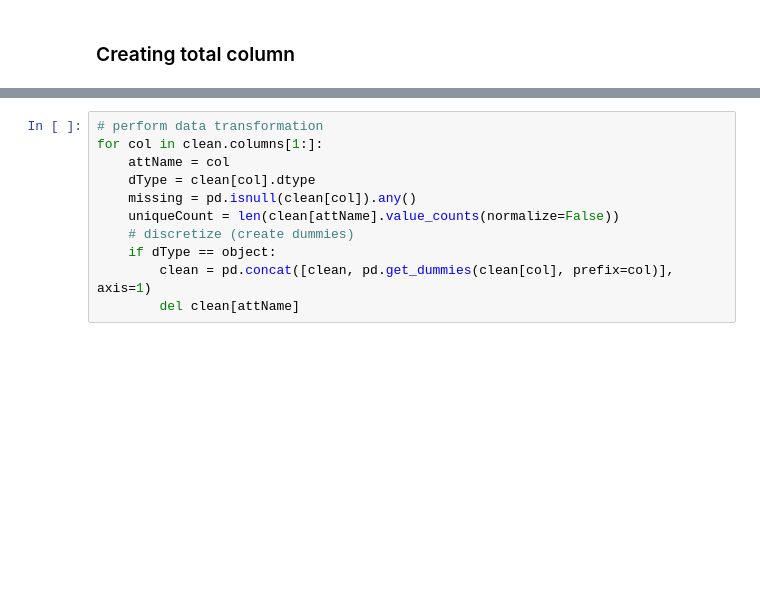
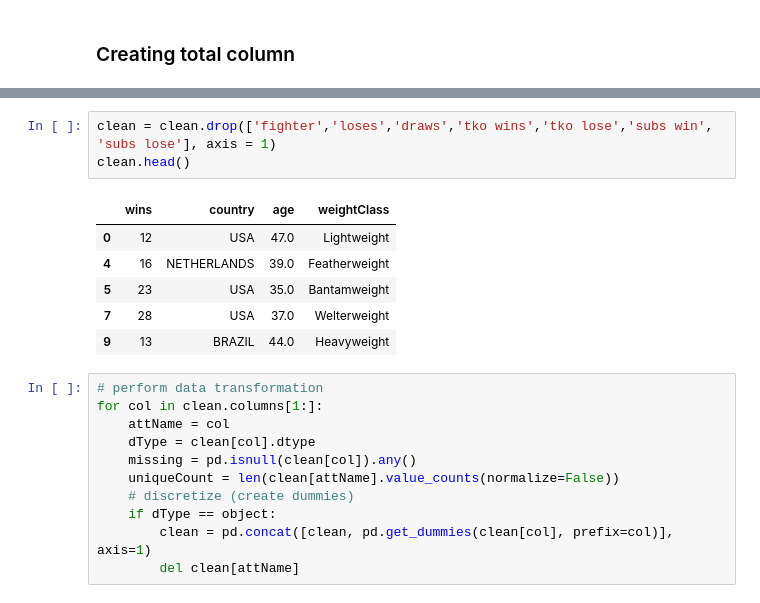
Before and after one commit to merepbj/finalprojectmj, a Jupyter notebook: machine learning fighters.ipynb, the cells around one changed output, grey strips where cells are left out. Cells and saved outputs as stored; diff of their text form; blank space fills up the shorter version.

```diff
--- a/machine learning fighters.ipynb
+++ b/machine learning fighters.ipynb
@@ -110,6 +63,16 @@ clean.head()
 | 5 | 23 | Johnny Bedford | USA | 35.0 | Bantamweight | 13 | 1 | 10 | 2 | 9 | ... |
 | 7 | 28 | Joshua Burkman | USA | 37.0 | Welterweight | 17 | 0 | 7 | 2 | 10 | ... |
 | 9 | 13 | Pedro Rizzo | BRAZIL | 44.0 | Heavyweight | 11 | 0 | 10 | 7 | 0 | ... |
+# %%
+clean = clean.drop(['fighter','loses','draws','tko wins','tko lose','subs win', 'subs lose'], axis = 1)
+clean.head()
+# %% [output]
+|  | wins | country | age | weightClass |
+| 0 | 12 | USA | 47.0 | Lightweight |
+| 4 | 16 | NETHERLANDS | 39.0 | Featherweight |
+| 5 | 23 | USA | 35.0 | Bantamweight |
+| 7 | 28 | USA | 37.0 | Welterweight |
+| 9 | 13 | BRAZIL | 44.0 | Heavyweight |
 # %%
 # perform data transformation
 for col in clean.columns[1:]:
```
Also changed, not shown: parts of 26 cells of this notebook, 3 other files.
